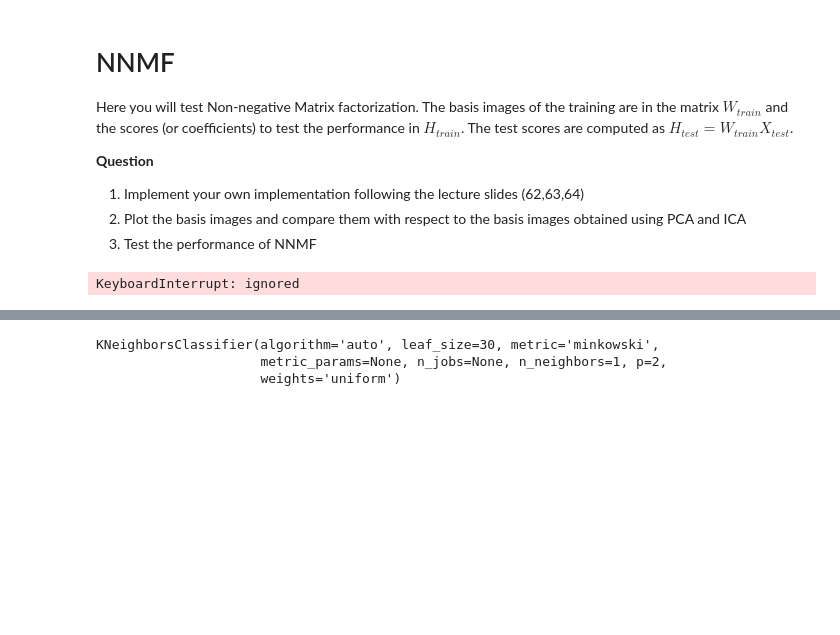
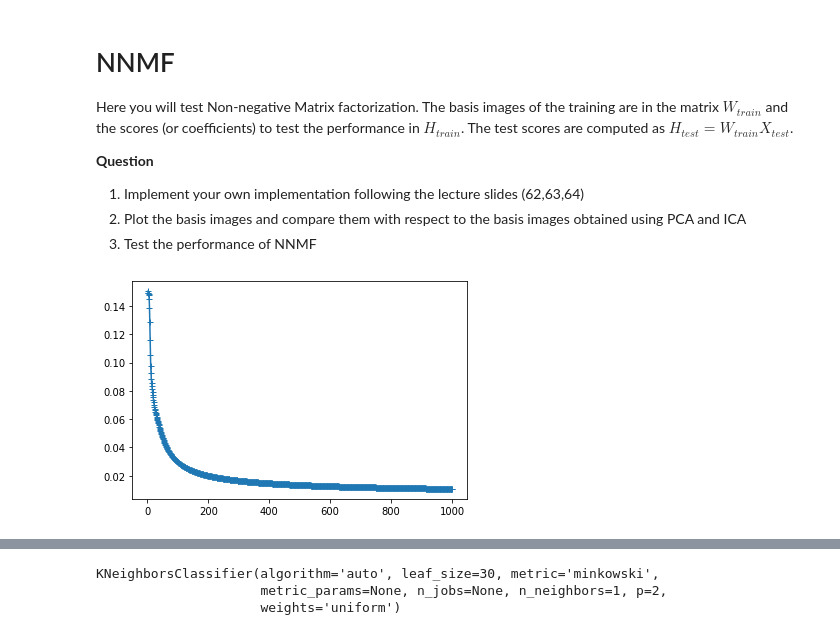
Before and after one commit to paulfyd/IMA, a Jupyter notebook: IMA205/TP5/TPUnsupervised1FaceRecognition.ipynb, the cells around one changed output, grey strips where cells are left out. Saved outputs shown, nothing was run; the diff lists cells and outputs as text; code cells hidden in the pictures; blank space fills up the shorter version.

```diff
--- a/IMA205/TP5/TPUnsupervised1FaceRecognition.ipynb
+++ b/IMA205/TP5/TPUnsupervised1FaceRecognition.ipynb
@@ -312,6 +315,6 @@ def NNMFLecture(X, r,N_Iter=1000,tolerance=1e-5,plot_evolution=1):
 # %%
 # NNMF
 
-Wtrain,Htrain=NNMFLecture(Xtrain,Xtrain.shape[1])
+Wtrain,Htrain=NNMFLecture(Xtrain,1024)
 # %% [output]
-KeyboardInterrupt: ignored
+[figure, added]
```
Also changed, not shown: parts of 24 cells of this notebook, 39 other files.
